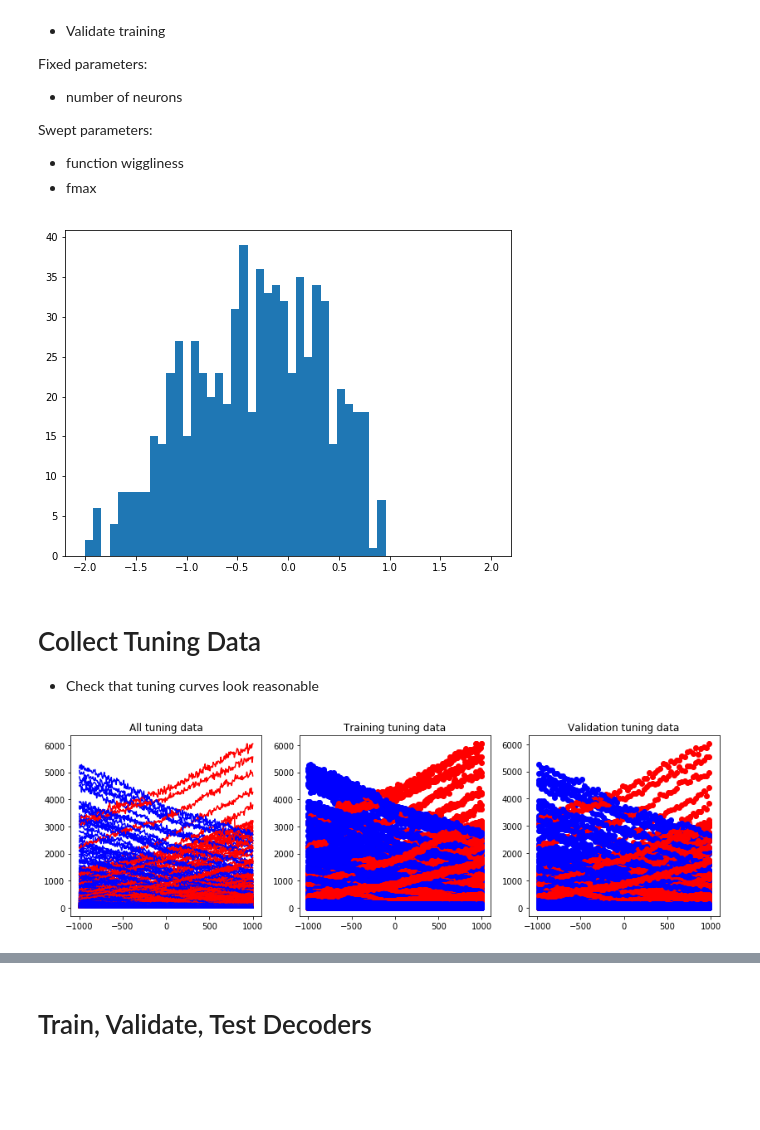
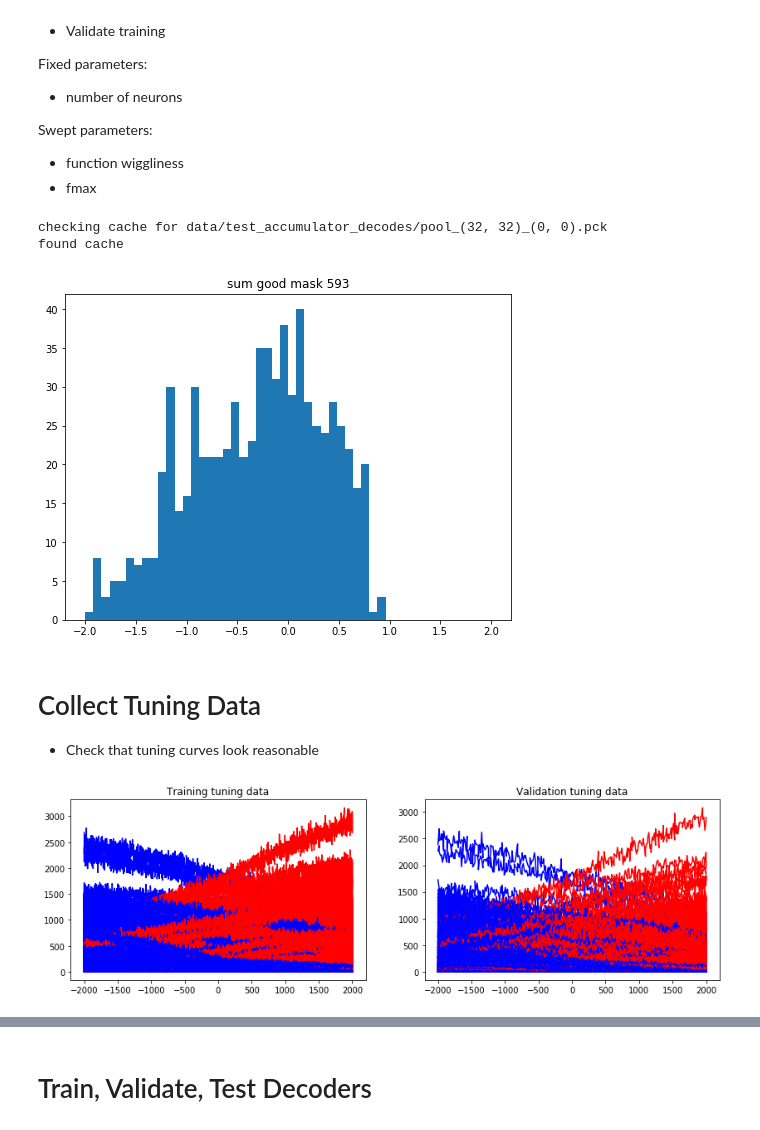
Before and after one commit to samfok/accumulator_decode, a Jupyter notebook: test_accumulator_decodes.ipynb, the cells around one changed output, grey strips where cells are left out. Saved outputs shown, nothing was run; the diff lists cells and outputs as text; code cells hidden in the pictures; blank space fills up the shorter version.

```diff
--- a/test_accumulator_decodes.ipynb
+++ b/test_accumulator_decodes.ipynb
@@ -187,23 +299,25 @@ calibrator = Calibrator(hal)
 # %%
-def build_net(ps_orig, net_builder, calibrator):
+def build_net(ps_orig, net_builder, calibrator, exp_data):
     d_matrix = np.zeros((2, Y*X))
-    p_fname = (DATA_DIR + ps_orig.label + "_" + str(ps_orig.YX) + "_" +
-               str(ps_orig.loc_yx) + "_" + str(ps_orig.D) + ".pck")
-    ps, est_enc, est_off = utils.optimize_yield_w_cache(ps_orig, p_fname, calibrator)
+    p_fname = (DATA_DIR + ps_orig.label + "_" + str(ps_orig.YX) + "_" + str(ps_orig.loc_yx) + ".pck")
+    ps_opt, est_enc, est_off = utils.optimize_yield_w_cache(ps_orig, p_fname, calibrator)
+    exp_data.ps = ps_opt
     intercepts, good_mask = calibrator.get_intercepts(est_enc, est_off)
     fig, ax = plt.subplots(figsize=(8, 6))
+    ax.set_title("sum good mask {}".format(np.sum(good_mask)))
     ax.hist(intercepts[~np.isnan(intercepts)], bins=50, range=(-2, 2))
-    fig.savefig(FIG_DIR + "intercepts" + "_" + str(PS_ORIG.YX) + "_" + str(PS_ORIG.loc_yx) + "_"  + str(TUNING_INPUT_POINTS) + "_" + str(TUNING_POINT_TIME_NS) + ".png")
+    fig.savefig(FIG_DIR + "intercepts" + "_" + str(PS_ORIG.YX) + "_" + str(PS_ORIG.loc_yx) +
+                "_"  + str(TUNING_INPUT_POINTS) + "_" + str(TUNING_POINT_TIME_NS) + ".png")
+    net = net_builder.create_single_pool_net_from_spec(exp_data.ps, d_matrix)
+    return net, ps_opt, est_enc, est_off
 
-    # add yield plot
-    net = net_builder.create_single_pool_net_from_spec(ps, d_matrix)
-    return net
-
-net = build_net(PS_ORIG, net_builder, calibrator)
-run_control = RunControl(hal, net)
-hal.map(net)
+NET, PS_OPT, ENC_OPT, OFF_OPT = build_net(PS_ORIG, NET_BUILDER, CALIBRATOR, EXP_DATA)
+RUN_CONTROL = RunControl(HAL, NET)
+HAL.map(NET)
 # %% [output]
+checking cache for data/test_accumulator_decodes/pool_(32, 32)_(0, 0).pck
+found cache
-[figure, old version]
+[figure, new version]
 # %% [markdown]
 # Collect Tuning Data
 
@@ -216,4 +342,4 @@ EXP_DATA.split_tuning_data(VALIDATION_SKIP)
 # %%
-EXP_DATA.plot_tuning(X, Y)
+plot_tuning(EXP_DATA, X, Y)
 # %% [output]
-[figure, old version]
+[figure, new version]
```
Also changed, not shown: parts of 25 cells of this notebook, 7 other files.
